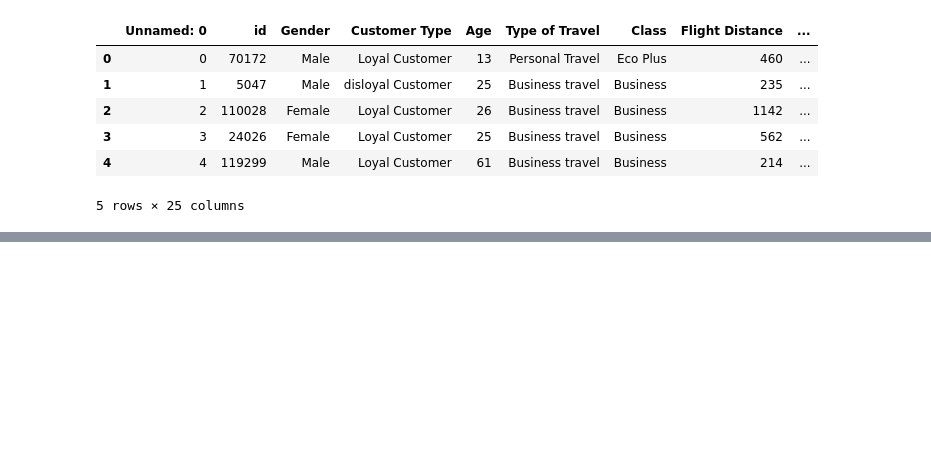
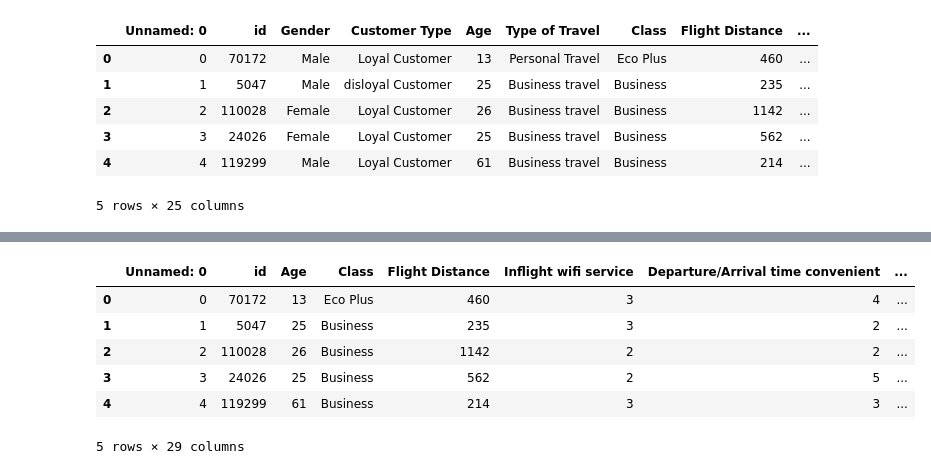
Before and after one commit to Park-HY-00/BAV, a Jupyter notebook: final-project.ipynb, the cells around one changed output, grey strips where cells are left out. Saved outputs shown, nothing was run; the diff lists cells and outputs as text; code cells hidden in the pictures; blank space fills up the shorter version.

```diff
--- a/final-project.ipynb
+++ b/final-project.ipynb
@@ -18,0 +49,3 @@ train_df.head()
+# %%
+# 결측치 제거
+train_df = train_df.dropna()
@@ -18,0 +72,13 @@ train_df.head()
+# %%
+train_df = pd.get_dummies(train_df, columns=['Gender', 'Customer Type', 'Type of Travel', 'satisfaction'])
+test_df = pd.get_dummies(test_df, columns=['Gender', 'Customer Type', 'Type of Travel', 'satisfaction'])
+
+train_df.head()
+# %% [output]
+|  | Unnamed: 0 | id | Age | Class | Flight Distance | Inflight wifi service | Departure/Arrival time convenient | ... |
+| 0 | 0 | 70172 | 13 | Eco Plus | 460 | 3 | 4 | ... |
+| 1 | 1 | 5047 | 25 | Business | 235 | 3 | 2 | ... |
+| 2 | 2 | 110028 | 26 | Business | 1142 | 2 | 2 | ... |
+| 3 | 3 | 24026 | 25 | Business | 562 | 2 | 5 | ... |
+| 4 | 4 | 119299 | 61 | Business | 214 | 3 | 3 | ... |
+5 rows × 29 columns
```
Also changed, not shown: parts of 4 cells of this notebook.
